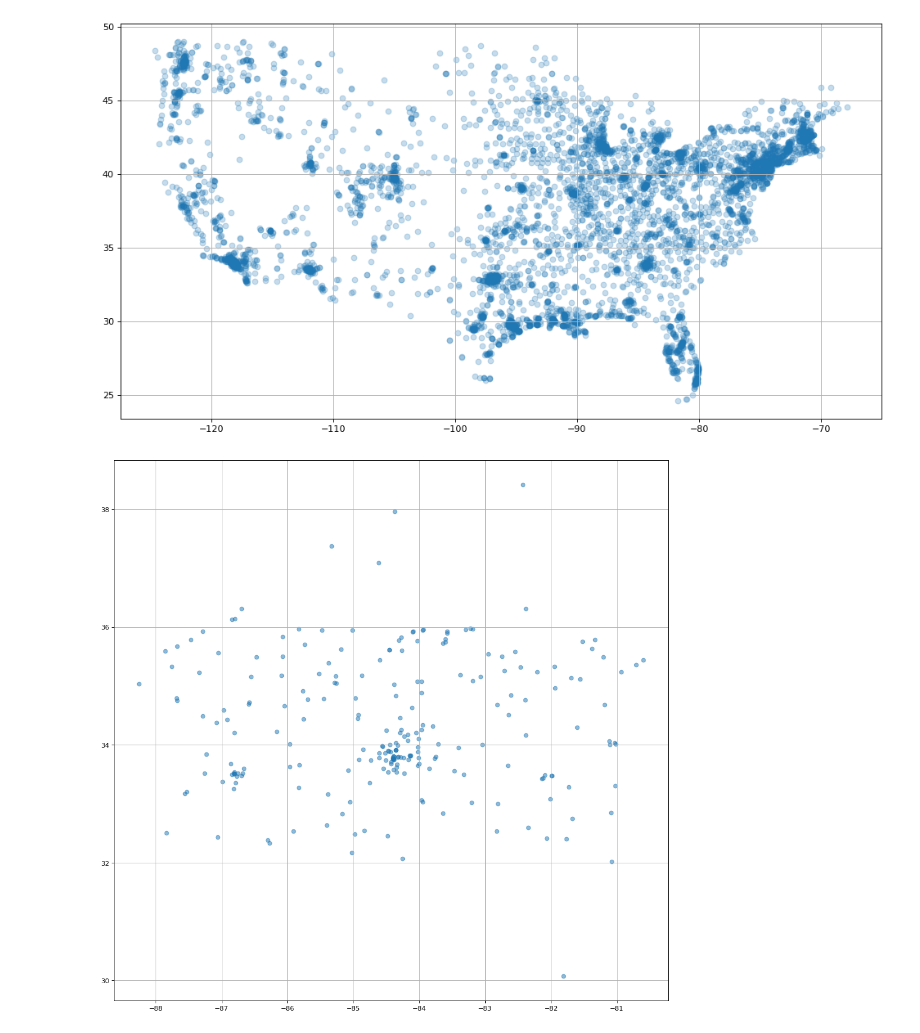
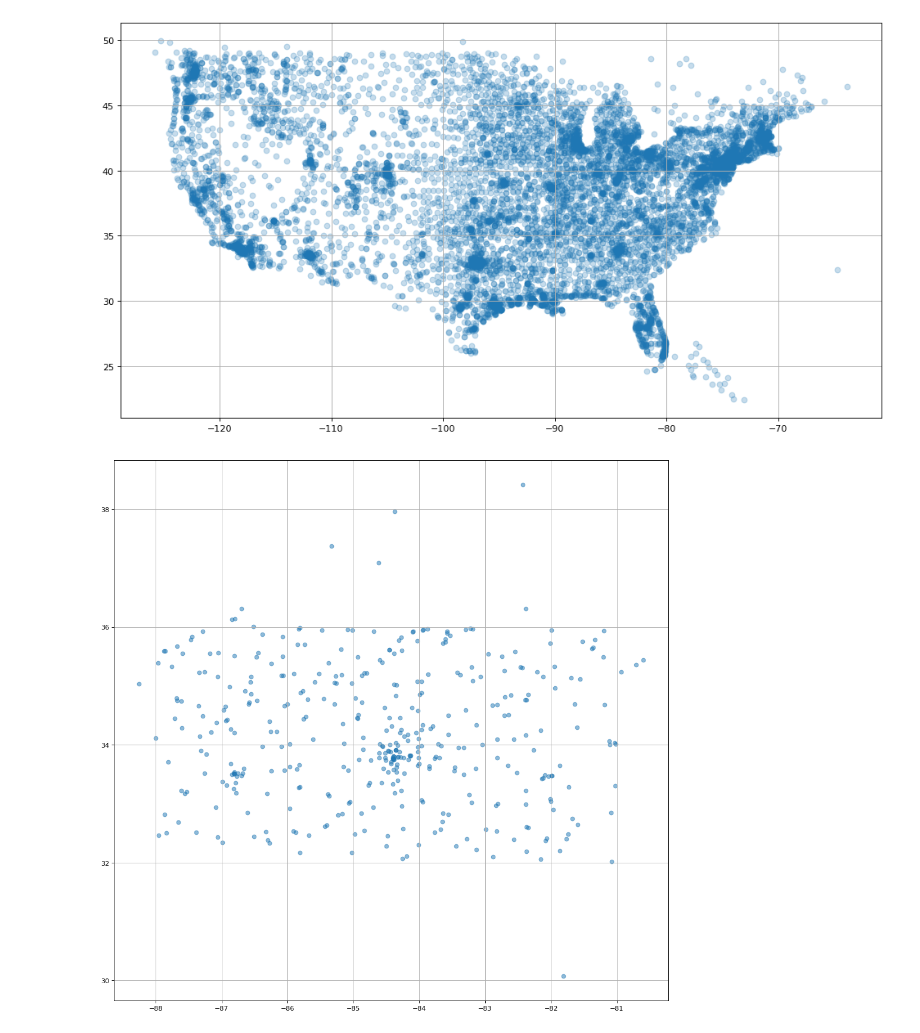
Before and after one commit to guanch1984/evtol-planning, a Jupyter notebook: clean_vertiport_data.ipynb, the cells around one changed output. Drawn from its saved outputs; the diff is of its cells as text; code cells hidden in the pictures.

Commit message:
Update clean_vertiport_data.ipynb
concat heliport and airport to form vertiport

```diff
--- a/clean_vertiport_data.ipynb
+++ b/clean_vertiport_data.ipynb
@@ -12,17 +6,29 @@ df_heliport_atl = df_heliport[df_heliport['Associated_Aeronautical_Chart']=='Atl
+# %%
+df_heliport = pd.read_csv('data/us-heliports-landing-facilities.csv')
+del df_heliport['State_Name']
+del df_heliport['Facility_Type']
+del df_heliport['County_s_State_Post_Office_Code']
+df_airport = pd.read_csv('data/us-general-aviation-airports.csv')
+del df_airport['County_s_State_Post_Office_Code']
+del df_airport['State_Name']
+df_vertiport = pd.concat([df_heliport, df_airport])
+mask = (df_vertiport['SHAPE_X'] <-50) & (df_vertiport['SHAPE_X'] > -140) & (df_vertiport['SHAPE_Y'] <50) & (df_vertiport['SHAPE_Y'] > 22)
+df_vertiport = df_vertiport[mask]
+df_vertiport_atl = df_vertiport[df_vertiport['Associated_Aeronautical_Chart']=='Atlanta']
 # %%
 fig = plt.figure(figsize=(15, 8), dpi=80)
 ax = fig.add_subplot(111)
-ax.scatter(df_heliport['SHAPE_X'], df_heliport['SHAPE_Y'], alpha=0.25)
+ax.scatter(df_vertiport['SHAPE_X'], df_vertiport['SHAPE_Y'], alpha=0.25)
 plt.grid()
 # ax.set_title('EM-GMM Algorithm log Likelihood Plot')
 # ax.set_xlabel('Iterations')
 # ax.set_ylabel('log Likelihood')
 # %% [output]
-[figure, old version]
+[figure, new version]
 # %%
 fig = plt.figure(figsize=(15, 15), dpi=80)
 ax = fig.add_subplot(111)
-ax.scatter(df_heliport_atl['SHAPE_X'], df_heliport_atl['SHAPE_Y'], alpha=0.5)
+ax.scatter(df_vertiport_atl['SHAPE_X'], df_vertiport_atl['SHAPE_Y'], alpha=0.5)
 plt.grid()
 # %% [output]
-[figure, old version]
+[figure, new version]
```
Also changed, not shown: parts of 2 cells of this notebook.
